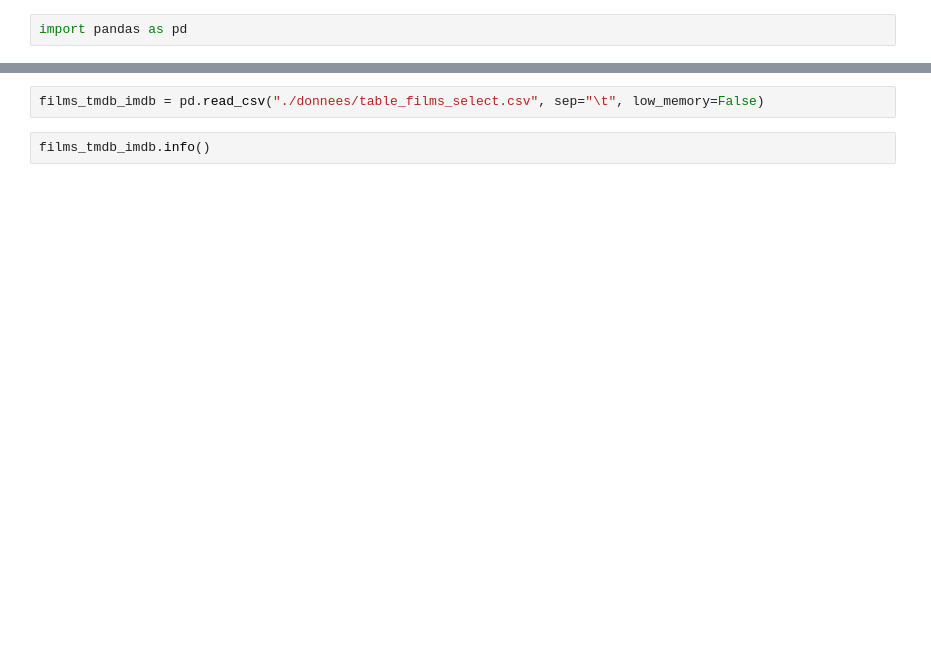
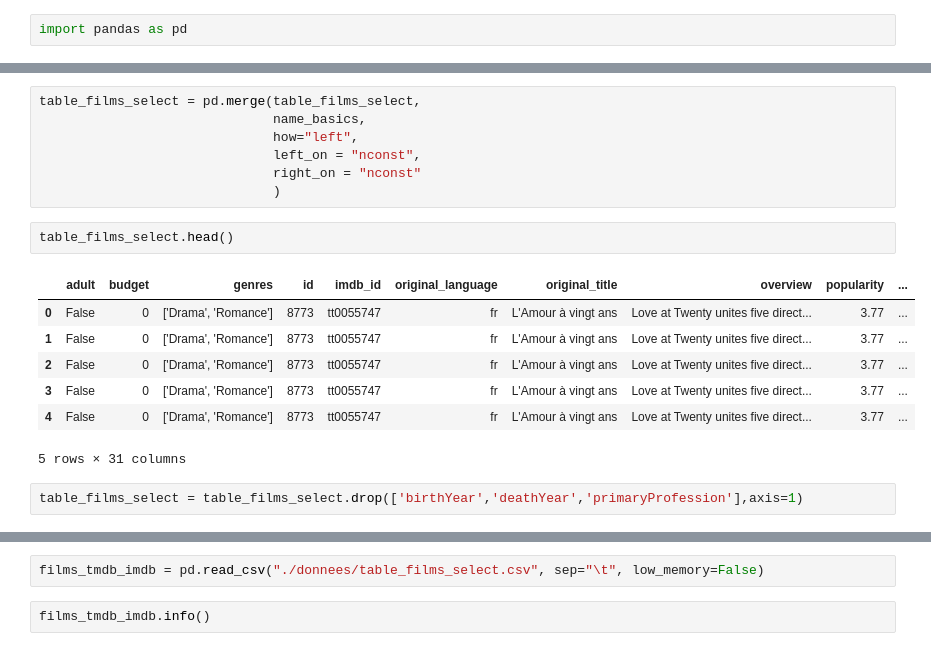
Before and after one commit to Cynthia-OK/CreuseLlywood, a Jupyter notebook: nettoyage_data.ipynb, the cells around one changed output, grey strips where cells are left out. Saved outputs shown, nothing was run; the diff lists cells and outputs as text; blank space fills up the shorter version.

```diff
--- a/nettoyage_data.ipynb
+++ b/nettoyage_data.ipynb
@@ -4,0 +91,19 @@ import pandas as pd
+# %%
+table_films_select = pd.merge(table_films_select,
+                              name_basics,
+                              how="left",
+                              left_on = "nconst",
+                              right_on = "nconst"
+                              )
+# %%
+table_films_select.head()
+# %% [output]
+|  | adult | budget | genres | id | imdb_id | original_language | original_title | overview | popularity | ... |
+| 0 | False | 0 | ['Drama', 'Romance'] | 8773 | tt0055747 | fr | L'Amour à vingt ans | Love at Twenty unites five direct... | 3.77 | ... |
+| 1 | False | 0 | ['Drama', 'Romance'] | 8773 | tt0055747 | fr | L'Amour à vingt ans | Love at Twenty unites five direct... | 3.77 | ... |
+| 2 | False | 0 | ['Drama', 'Romance'] | 8773 | tt0055747 | fr | L'Amour à vingt ans | Love at Twenty unites five direct... | 3.77 | ... |
+| 3 | False | 0 | ['Drama', 'Romance'] | 8773 | tt0055747 | fr | L'Amour à vingt ans | Love at Twenty unites five direct... | 3.77 | ... |
+| 4 | False | 0 | ['Drama', 'Romance'] | 8773 | tt0055747 | fr | L'Amour à vingt ans | Love at Twenty unites five direct... | 3.77 | ... |
+5 rows × 31 columns
+# %%
+table_films_select = table_films_select.drop(['birthYear','deathYear','primaryProfession'],axis=1)
```
Also changed, not shown: parts of 132 cells of this notebook, 2 other files.
